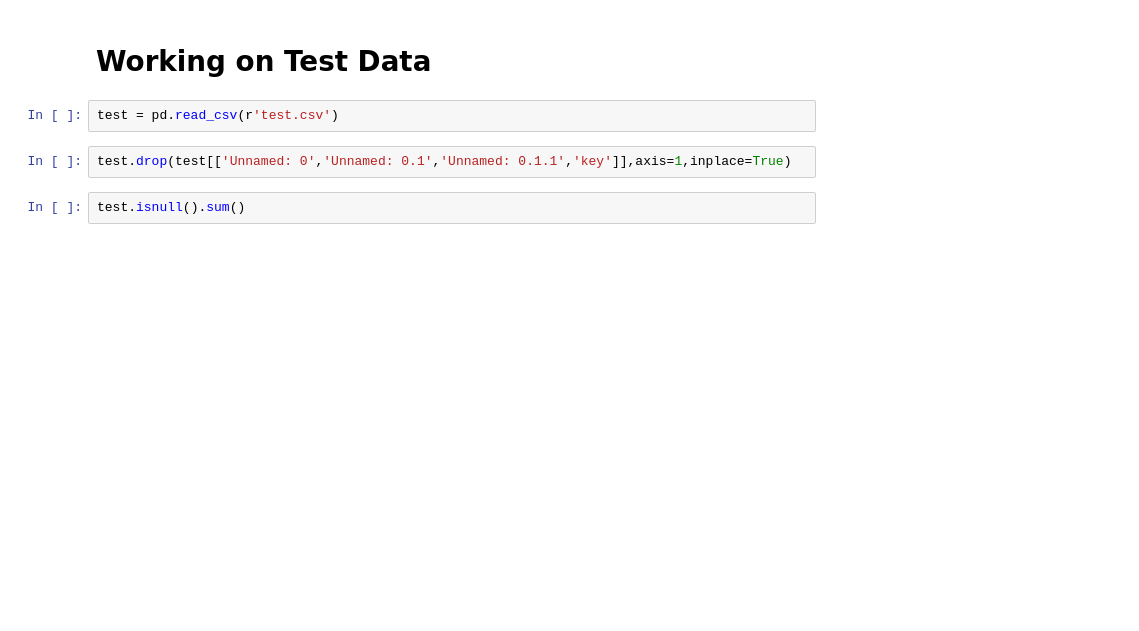
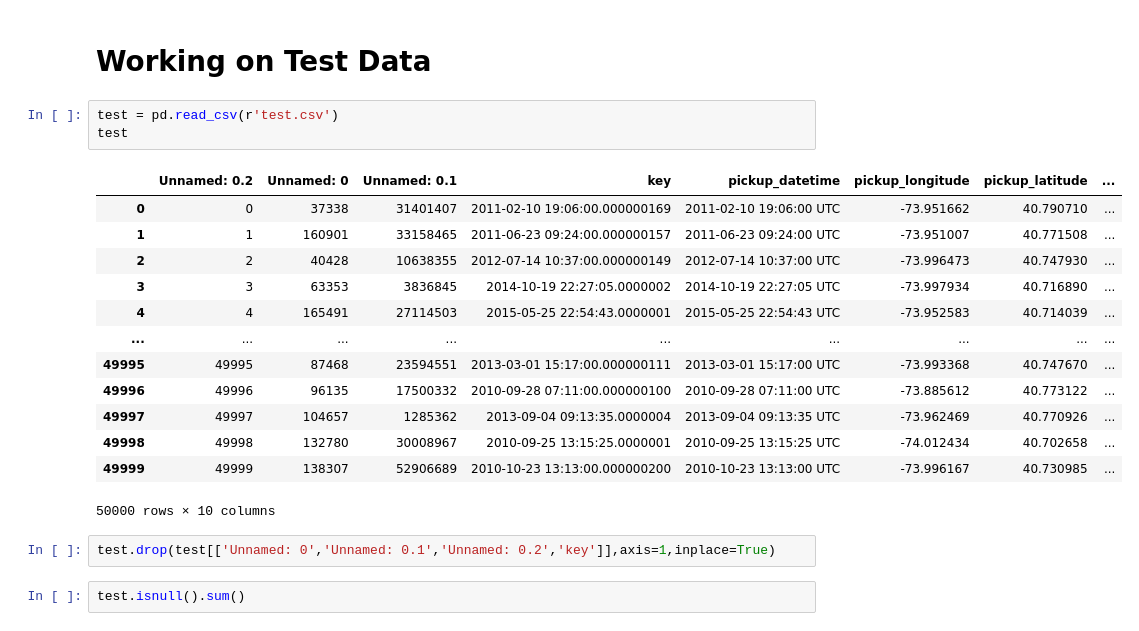
Before and after one commit to bhosale-prathamesh/LP3, a Jupyter notebook: ML/Assignment 1/Uber Fare Prediction.ipynb, the cells around one changed output. Saved outputs shown, nothing was run; the diff lists cells and outputs as text; blank space fills up the shorter version.

```diff
--- a/ML/Assignment 1/Uber Fare Prediction.ipynb
+++ b/ML/Assignment 1/Uber Fare Prediction.ipynb
@@ -418,8 +418,23 @@ rfrmodel_pred.shape
 # Working on Test Data
 # %%
 test = pd.read_csv(r'test.csv')
+test
+# %% [output]
+|  | Unnamed: 0.2 | Unnamed: 0 | Unnamed: 0.1 | key | pickup_datetime | pickup_longitude | pickup_latitude | ... |
+| 0 | 0 | 37338 | 31401407 | 2011-02-10 19:06:00.000000169 | 2011-02-10 19:06:00 UTC | -73.951662 | 40.790710 | ... |
+| 1 | 1 | 160901 | 33158465 | 2011-06-23 09:24:00.000000157 | 2011-06-23 09:24:00 UTC | -73.951007 | 40.771508 | ... |
+| 2 | 2 | 40428 | 10638355 | 2012-07-14 10:37:00.000000149 | 2012-07-14 10:37:00 UTC | -73.996473 | 40.747930 | ... |
+| 3 | 3 | 63353 | 3836845 | 2014-10-19 22:27:05.0000002 | 2014-10-19 22:27:05 UTC | -73.997934 | 40.716890 | ... |
+| 4 | 4 | 165491 | 27114503 | 2015-05-25 22:54:43.0000001 | 2015-05-25 22:54:43 UTC | -73.952583 | 40.714039 | ... |
+| ... | ... | ... | ... | ... | ... | ... | ... | ... |
+| 49995 | 49995 | 87468 | 23594551 | 2013-03-01 15:17:00.000000111 | 2013-03-01 15:17:00 UTC | -73.993368 | 40.747670 | ... |
+| 49996 | 49996 | 96135 | 17500332 | 2010-09-28 07:11:00.000000100 | 2010-09-28 07:11:00 UTC | -73.885612 | 40.773122 | ... |
+| 49997 | 49997 | 104657 | 1285362 | 2013-09-04 09:13:35.0000004 | 2013-09-04 09:13:35 UTC | -73.962469 | 40.770926 | ... |
+| 49998 | 49998 | 132780 | 30008967 | 2010-09-25 13:15:25.0000001 | 2010-09-25 13:15:25 UTC | -74.012434 | 40.702658 | ... |
+| 49999 | 49999 | 138307 | 52906689 | 2010-10-23 13:13:00.000000200 | 2010-10-23 13:13:00 UTC | -73.996167 | 40.730985 | ... |
+50000 rows × 10 columns
 # %%
-test.drop(test[['Unnamed: 0','Unnamed: 0.1','Unnamed: 0.1.1','key']],axis=1,inplace=True)
+test.drop(test[['Unnamed: 0','Unnamed: 0.1','Unnamed: 0.2','key']],axis=1,inplace=True)
 # %%
 test.isnull().sum()
 # %% [output]
```
Also changed, not shown: parts of 9 cells of this notebook.
